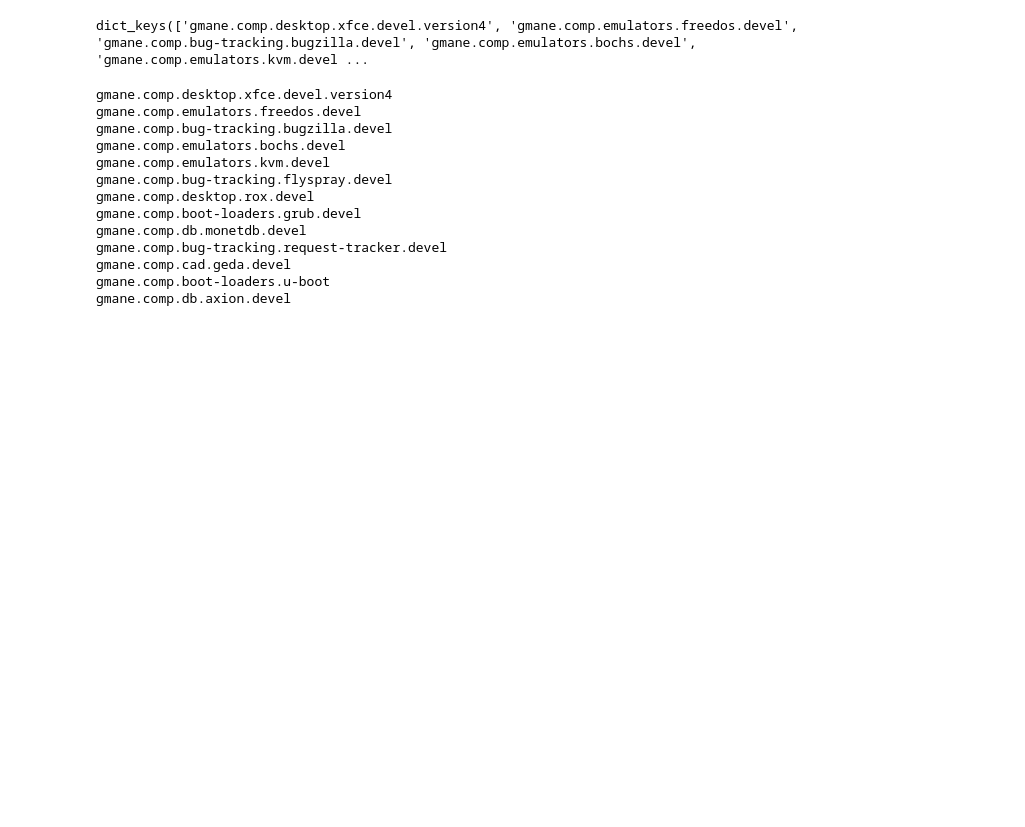
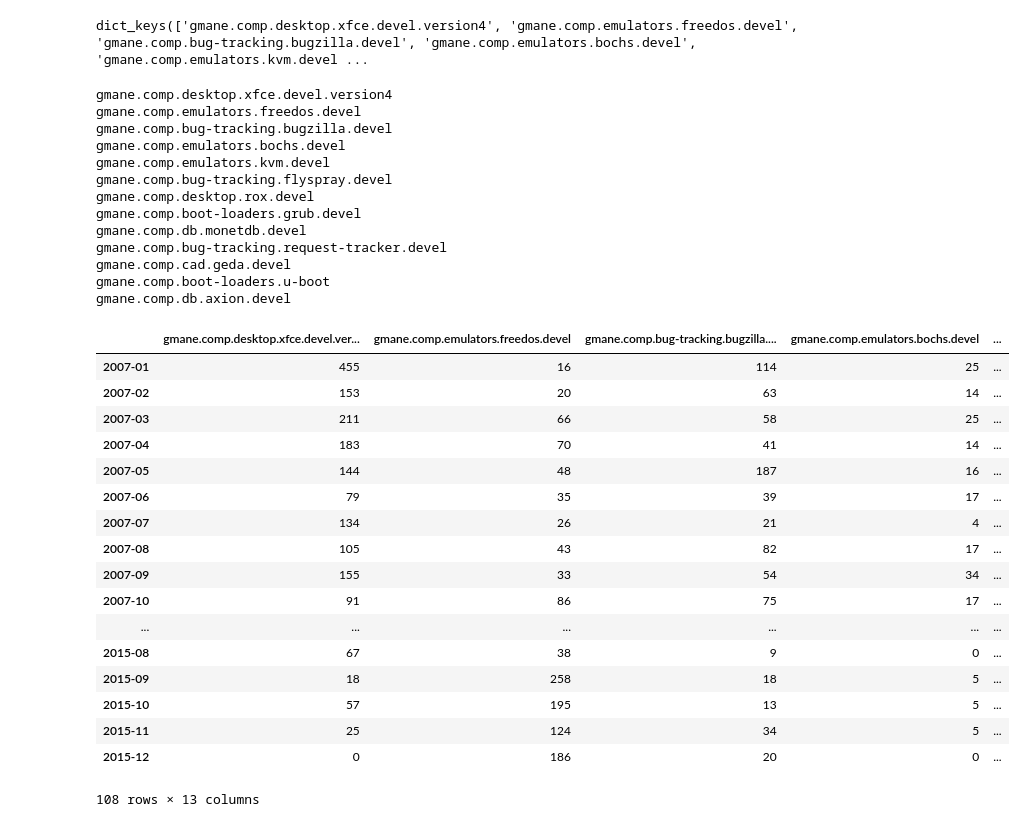
Before and after one commit to zormit/oss-innovation, a Jupyter notebook: email_desi.ipynb, the cells around one changed output. Saved outputs shown, nothing was run; the diff lists cells and outputs as text; code cells hidden in the pictures; blank space fills up the shorter version.

```diff
--- a/email_desi.ipynb
+++ b/email_desi.ipynb
@@ -67,0 +76,21 @@ pickle.dump(emails_per_day, open('../data/intermediate_results/emails_per_day.pk
+# %%
+emails_per_month
+# %% [output]
+|  | gmane.comp.desktop.xfce.devel.ver... | gmane.comp.emulators.freedos.devel | gmane.comp.bug-tracking.bugzilla.... | gmane.comp.emulators.bochs.devel | ... |
+| 2007-01 | 455 | 16 | 114 | 25 | ... |
+| 2007-02 | 153 | 20 | 63 | 14 | ... |
+| 2007-03 | 211 | 66 | 58 | 25 | ... |
+| 2007-04 | 183 | 70 | 41 | 14 | ... |
+| 2007-05 | 144 | 48 | 187 | 16 | ... |
+| 2007-06 | 79 | 35 | 39 | 17 | ... |
+| 2007-07 | 134 | 26 | 21 | 4 | ... |
+| 2007-08 | 105 | 43 | 82 | 17 | ... |
+| 2007-09 | 155 | 33 | 54 | 34 | ... |
+| 2007-10 | 91 | 86 | 75 | 17 | ... |
+| ... | ... | ... | ... | ... | ... |
+| 2015-08 | 67 | 38 | 9 | 0 | ... |
+| 2015-09 | 18 | 258 | 18 | 5 | ... |
+| 2015-10 | 57 | 195 | 13 | 5 | ... |
+| 2015-11 | 25 | 124 | 34 | 5 | ... |
+| 2015-12 | 0 | 186 | 20 | 0 | ... |
+108 rows × 13 columns
```
Also changed, not shown: parts of 5 cells of this notebook.
